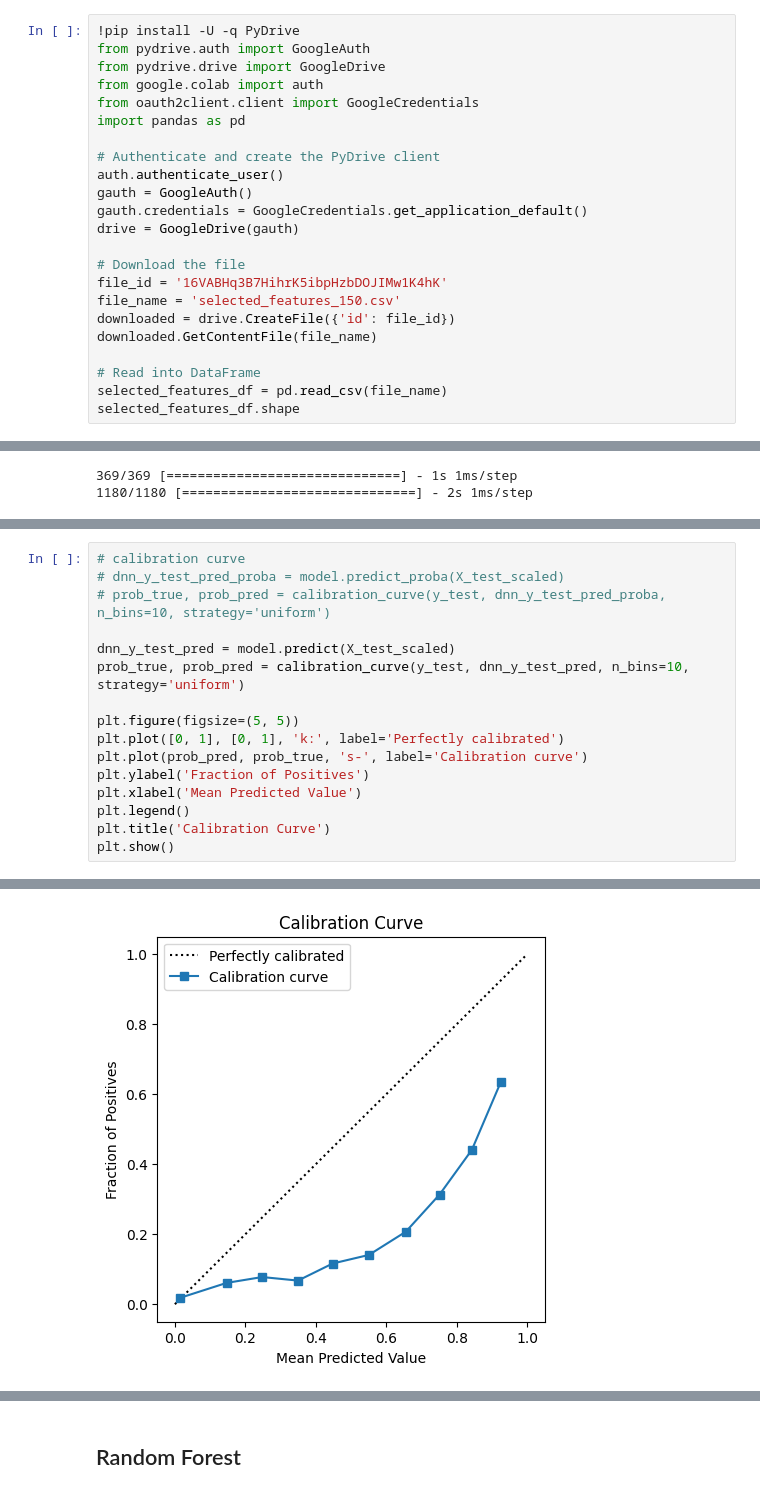
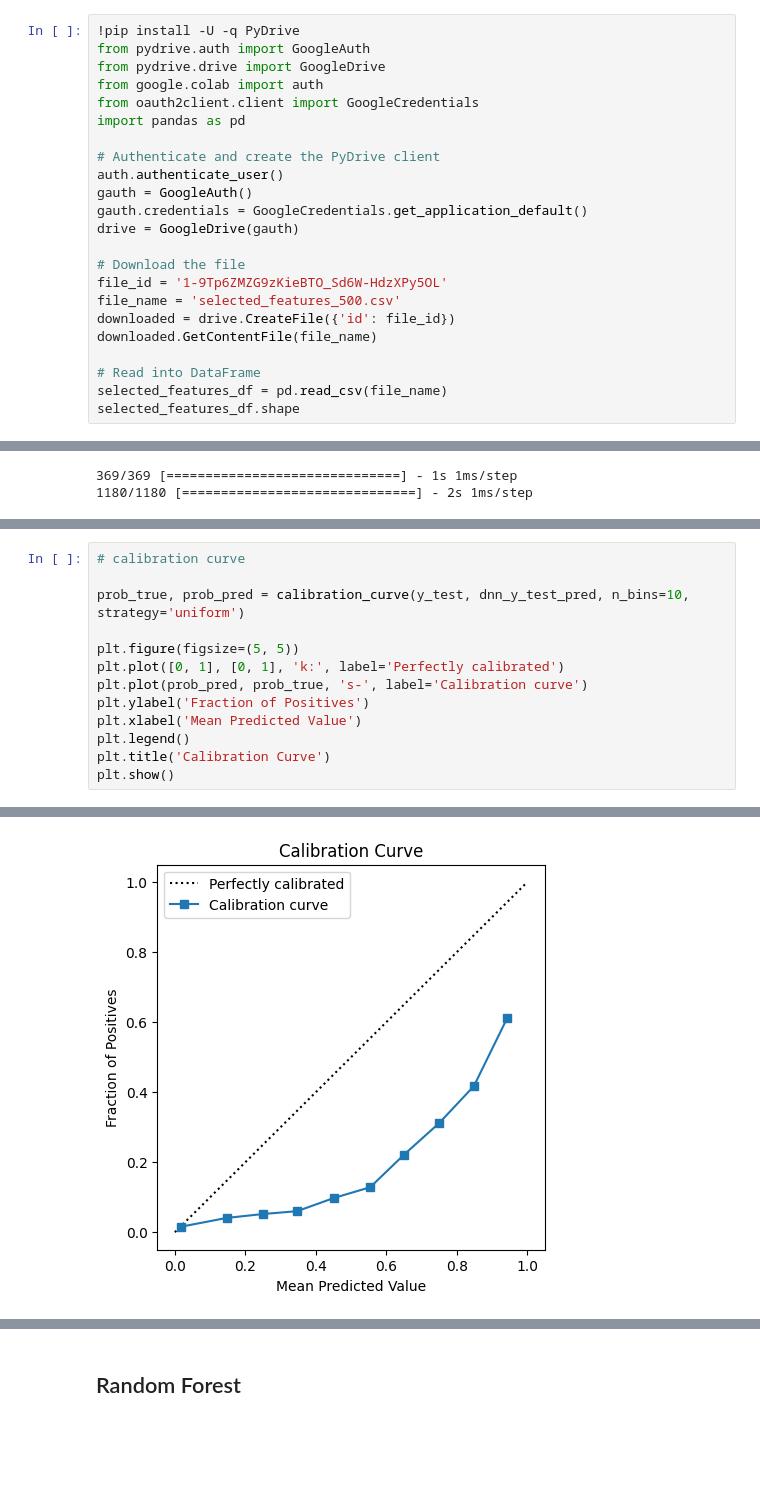
Before and after one commit to jiaminho/RPH-HAC-Prediction, a Jupyter notebook: HAC_Model.ipynb, the cells around one changed output, grey strips where cells are left out. Saved outputs shown, nothing was run; the diff lists cells and outputs as text; blank space fills up the shorter version.

Commit message:
Revert "Updated HAC_Model with top 150 features"
This reverts commit 9df1180693d07a83f5fdfc7999166871c2fdee66.

```diff
--- a/HAC_Model.ipynb
+++ b/HAC_Model.ipynb
@@ -67,8 +53,8 @@ gauth.credentials = GoogleCredentials.get_application_default()
 drive = GoogleDrive(gauth)
 
 # Download the file
-file_id = '16VABHq3B7HihrK5ibpHzbDOJIMw1K4hK'
-file_name = 'selected_features_150.csv'
+file_id = '1-9Tp6ZMZG9zKieBTO_Sd6W-HdzXPy5OL'
+file_name = 'selected_features_500.csv'
 downloaded = drive.CreateFile({'id': file_id})
 downloaded.GetContentFile(file_name)
 
@@ -438,9 +415,6 @@ Text(33.22222222222222, 0.5, 'Actual')
 # %%
 # calibration curve
-# dnn_y_test_pred_proba = model.predict_proba(X_test_scaled)
-# prob_true, prob_pred = calibration_curve(y_test, dnn_y_test_pred_proba, n_bins=10, strategy='uniform')
 
-dnn_y_test_pred = model.predict(X_test_scaled)
 prob_true, prob_pred = calibration_curve(y_test, dnn_y_test_pred, n_bins=10, strategy='uniform')
 
 plt.figure(figsize=(5, 5))
@@ -456,2 +429,2 @@ plt.show()
-[figure, old version]
+[figure, new version]
 # %% [markdown]
```
Also changed, not shown: parts of 42 cells of this notebook.
